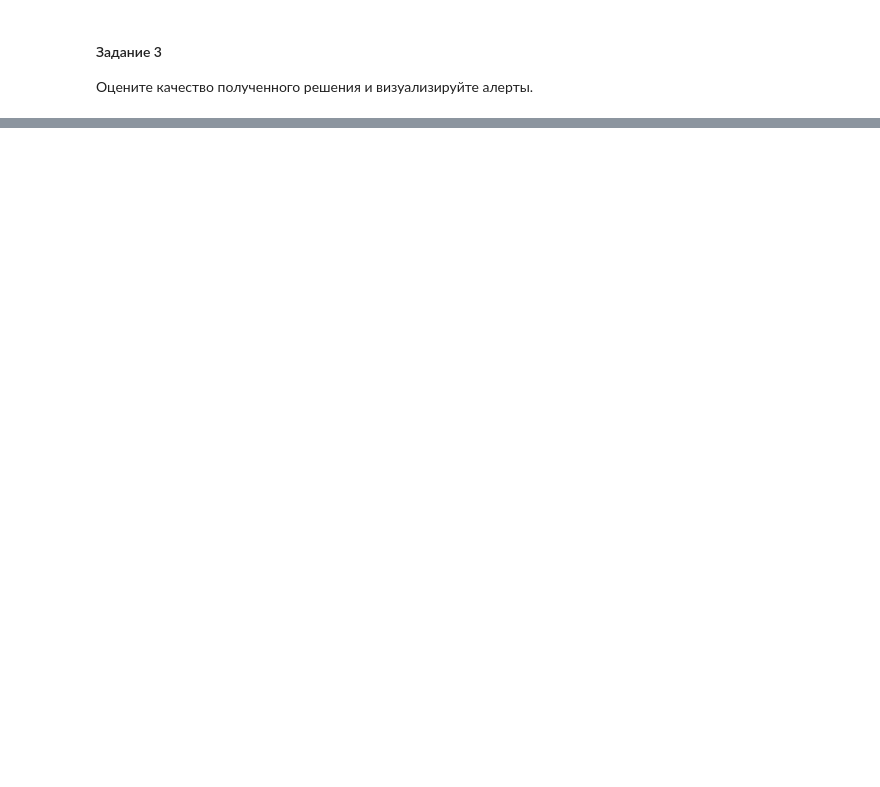
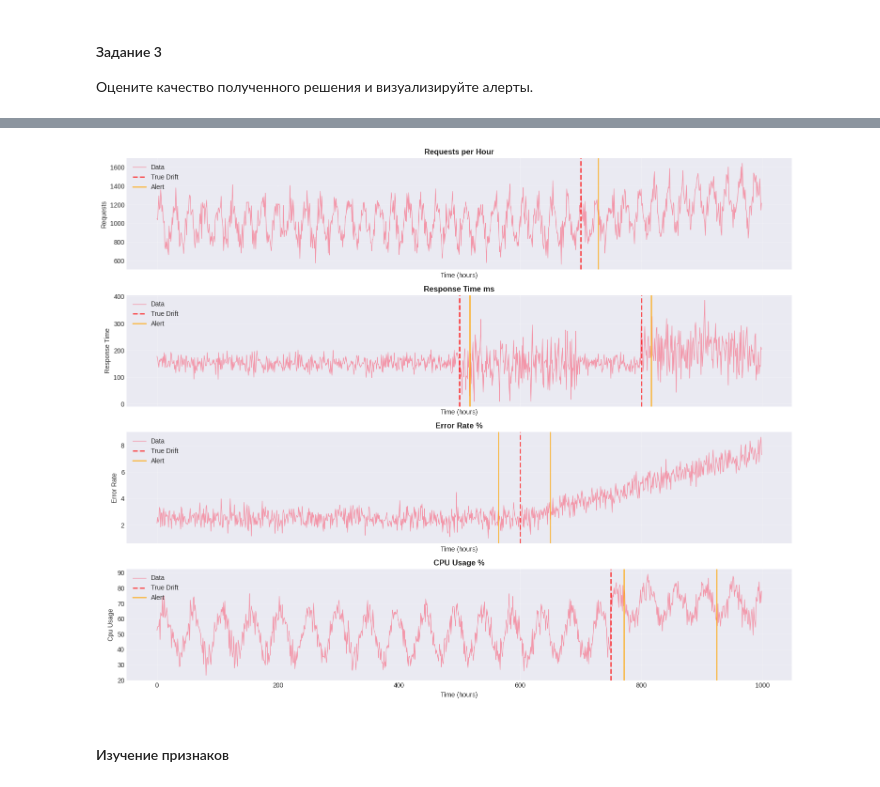
Before and after one commit to shirshasa/ds_intermediate_course, a Jupyter notebook: WEEK3/HT3/HT3.ipynb, the cells around one changed output, grey strips where cells are left out. Drawn from its saved outputs; the diff is of its cells as text; code cells hidden in the pictures; blank space fills up the shorter version.

```diff
--- a/WEEK3/HT3/HT3.ipynb
+++ b/WEEK3/HT3/HT3.ipynb
@@ -88,8 +119,3 @@ class DriftDetector:
 #### Задание 2
 
 Реализуйте логику алертов на основе дрифт детекторов, настройте пороги срабатывания
-# %%
-# 3. Система алертов
-class AlertSystem:
-    # TODO: реализовать
-    pass
@@ -95,0 +219,2 @@ class AlertSystem:
+# %%
+alerts = alerter.detect(df)
@@ -97,18 +228,3 @@ class AlertSystem:
 #### Задание 3
 
 Оцените качество полученного решения и визуализируйте алерты.
-# %%
-# 4. Оценка качества
-def evaluate_alerts(true_drift_points, detected_points, tolerance=50):
-    """
-    Оценка качества детекции
-    tolerance: допустимая задержка обнаружения в точках
-    fpr: доля false алертов
-    """
-    # TODO: реализовать
-    pass
-
-# 5. Визуализация
-def plot_results(data, alerts, true_drift_points):
-    # TODO: реализовать
-    pass
@@ -114,0 +252,6 @@ def plot_results(data, alerts, true_drift_points):
+# %%
+plot_results(df, alerts, true_drifts=true_drifts)
+# %% [output]
+[figure, added]
+# %% [markdown]
+#### Изучение признаков
```
Also changed, not shown: parts of 21 cells of this notebook, 2 other files.
